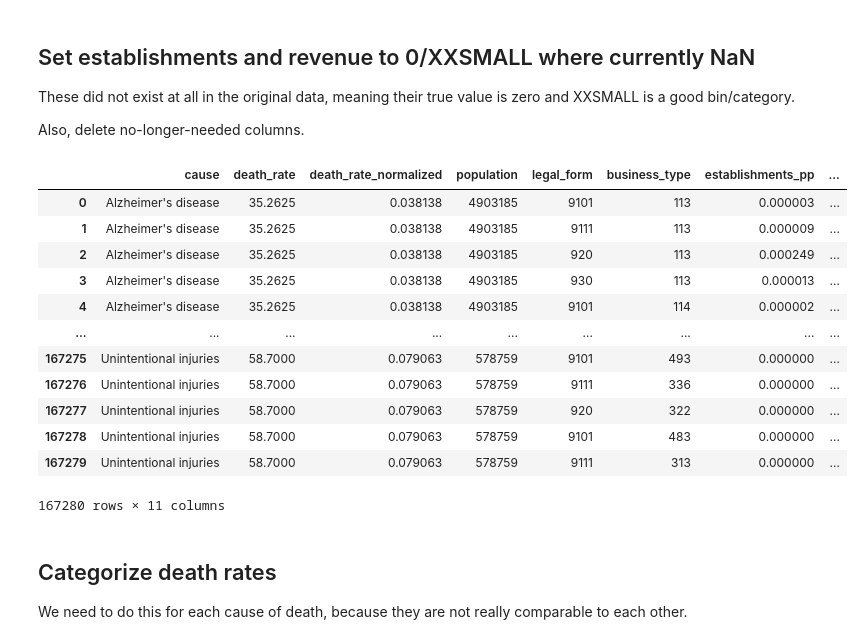
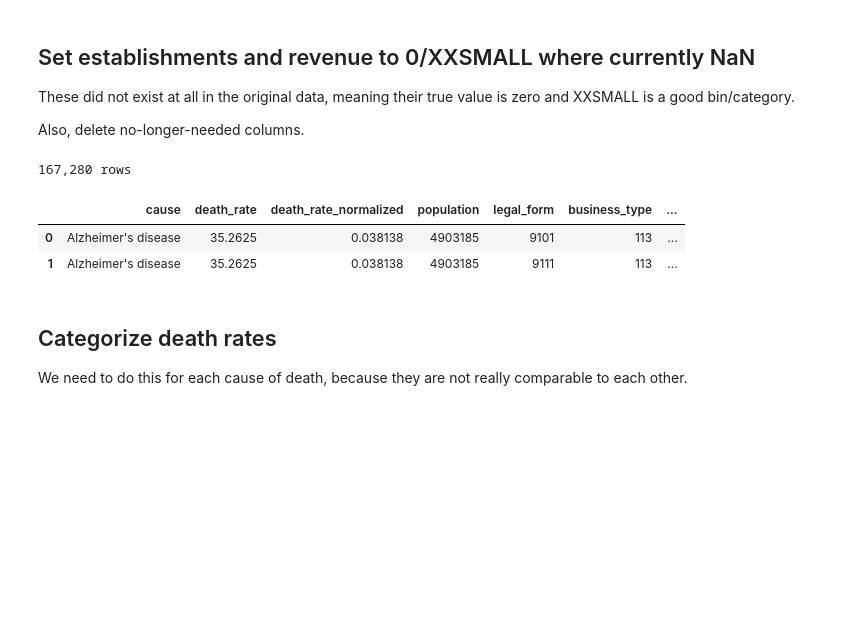
Before and after one commit to jsf80238/data_science, a Jupyter notebook: notebooks/death_rate.ipynb, the cells around one changed output. Saved outputs shown, nothing was run; the diff lists cells and outputs as text; code cells hidden in the pictures; blank space fills up the shorter version.

```diff
--- a/notebooks/death_rate.ipynb
+++ b/notebooks/death_rate.ipynb
@@ -631,7 +590,8 @@ We would expect the number of establishments and revenue to be higher in more po
 
 Adjust.
 # %%
-df["establishments_pp"] = df["establishment_count"] / df["population"]
-df["revenue_pp"] = df["revenue_in_thousands"] * 1000 / df["population"]
-df
+df["establishments_per_person"] = df["establishment_count"] / df["population"]
+df["revenue_per_person"] = df["revenue_in_thousands"] * 1000 / df["population"]
+print(f"{df.shape[0]:,} rows")
+df.head(2)
 # %% [output]
@@ -674,7 +625,7 @@ sns.heatmap(correlation_matrix, annot=True, cmap='coolwarm')
 # %% [markdown]
 We are going to pick 0.6 as the threshold, meaning we will drop revenue and revenue per person.
 # %%
-df.drop(columns=["revenue_in_thousands", "revenue_pp"], inplace=True)
+df.drop(columns=["revenue_in_thousands", "revenue_per_person"], inplace=True)
 df.info()
 # %% [output]
 <class 'pandas.core.frame.DataFrame'>
@@ -756,13 +707,14 @@ XLARGE = "x-large"
 XXLARGE = "xx-large"
 
 df["population_bin"] = pd.cut(df["population"], 7, labels=[XXSMALL, XSMALL, SMALL, MEDIUM, LARGE, XLARGE, XXLARGE])
-df["establishments_bin"] = pd.qcut(df["establishments_pp"], 7, labels=[XXSMALL, XSMALL, SMALL, MEDIUM, LARGE, XLARGE, XXLARGE])
+df["establishments_bin"] = pd.qcut(df["establishments_per_person"], 7, labels=[XXSMALL, XSMALL, SMALL, MEDIUM, LARGE, XLARGE, XXLARGE])
 df["revenue_per_establishment_bin"] = pd.qcut(df["revenue_per_establishment"], 7, labels=[XXSMALL, XSMALL, SMALL, MEDIUM, LARGE, XLARGE, XXLARGE])
 
 for column_name in "population_bin", "establishments_bin", "revenue_per_establishment_bin":
     print(df[column_name].value_counts())
 
-df
+print(f"{df.shape[0]:,} rows")
+df.head(2)
 # %% [output]
 population_bin
 xx-small    111520
@@ -802,26 +744,18 @@ Also, delete no-longer-needed columns.
 # %%
 df["establishments_bin"] = df["establishments_bin"].fillna(XXSMALL)
 df["revenue_per_establishment_bin"] = df["revenue_per_establishment_bin"].fillna(XXSMALL)
 df["revenue_per_establishment"] = df["revenue_per_establishment"].fillna(0)
-df["establishments_pp"] = df["establishments_pp"].fillna(0)
+df["establishments_per_person"] = df["establishments_per_person"].fillna(0)
 
 df.drop(columns=["state_key", "state_name", "establishment_count"], inplace=True)
 
-df
+print(f"{df.shape[0]:,} rows")
+df.head(2)
 # %% [output]
+167,280 rows
-|  | cause | death_rate | death_rate_normalized | population | legal_form | business_type | establishments_pp | ... |
-| 0 | Alzheimer's disease | 35.2625 | 0.038138 | 4903185 | 9101 | 113 | 0.000003 | ... |
-| 1 | Alzheimer's disease | 35.2625 | 0.038138 | 4903185 | 9111 | 113 | 0.000009 | ... |
-| 2 | Alzheimer's disease | 35.2625 | 0.038138 | 4903185 | 920 | 113 | 0.000249 | ... |
-| 3 | Alzheimer's disease | 35.2625 | 0.038138 | 4903185 | 930 | 113 | 0.000013 | ... |
-| 4 | Alzheimer's disease | 35.2625 | 0.038138 | 4903185 | 9101 | 114 | 0.000002 | ... |
-| ... | ... | ... | ... | ... | ... | ... | ... | ... |
-| 167275 | Unintentional injuries | 58.7000 | 0.079063 | 578759 | 9101 | 493 | 0.000000 | ... |
-| 167276 | Unintentional injuries | 58.7000 | 0.079063 | 578759 | 9111 | 336 | 0.000000 | ... |
-| 167277 | Unintentional injuries | 58.7000 | 0.079063 | 578759 | 920 | 322 | 0.000000 | ... |
-| 167278 | Unintentional injuries | 58.7000 | 0.079063 | 578759 | 9101 | 483 | 0.000000 | ... |
-| 167279 | Unintentional injuries | 58.7000 | 0.079063 | 578759 | 9111 | 313 | 0.000000 | ... |
+|  | cause | death_rate | death_rate_normalized | population | legal_form | business_type | ... |
+| 0 | Alzheimer's disease | 35.2625 | 0.038138 | 4903185 | 9101 | 113 | ... |
+| 1 | Alzheimer's disease | 35.2625 | 0.038138 | 4903185 | 9111 | 113 | ... |
-167280 rows × 11 columns
 # %% [markdown]
 ## Categorize death rates
 We need to do this for each cause of death, because they are not really comparable to each other.
```
Also changed, not shown: parts of 44 cells of this notebook.
